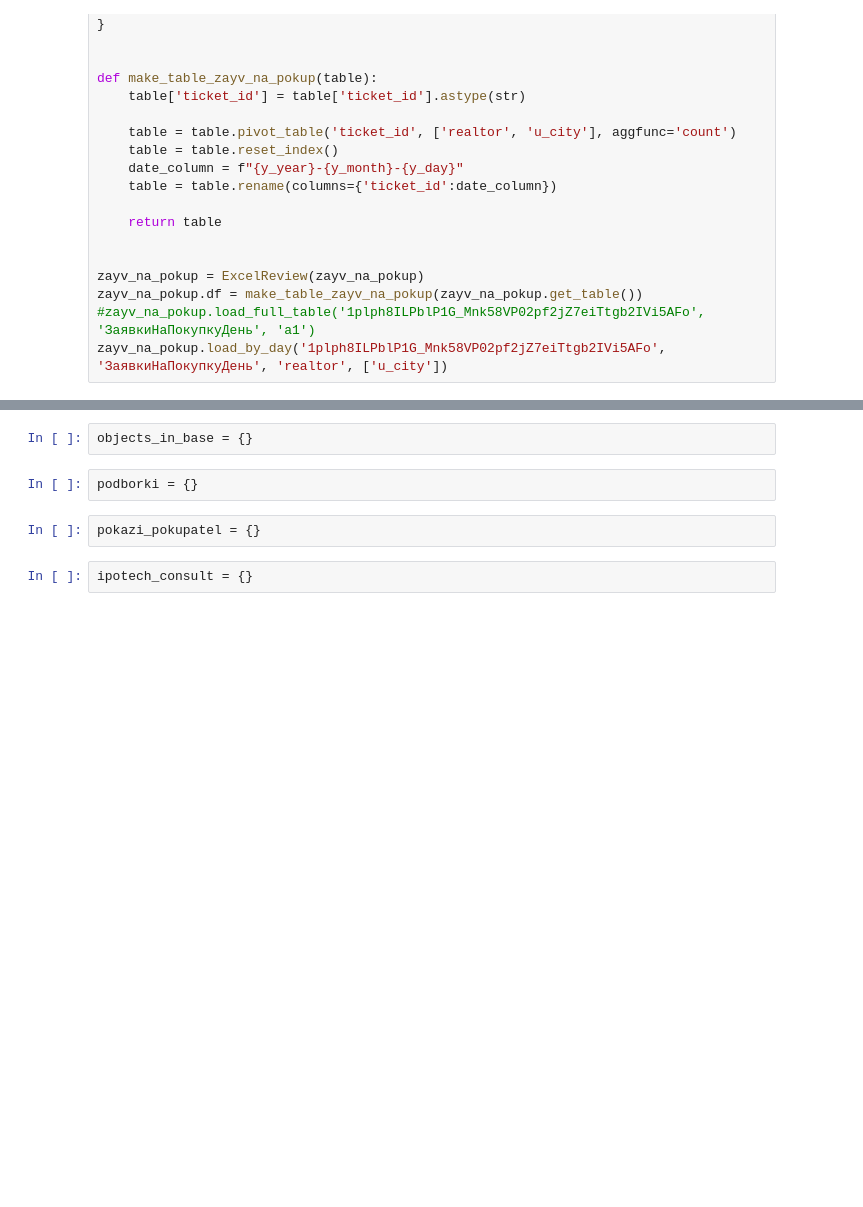
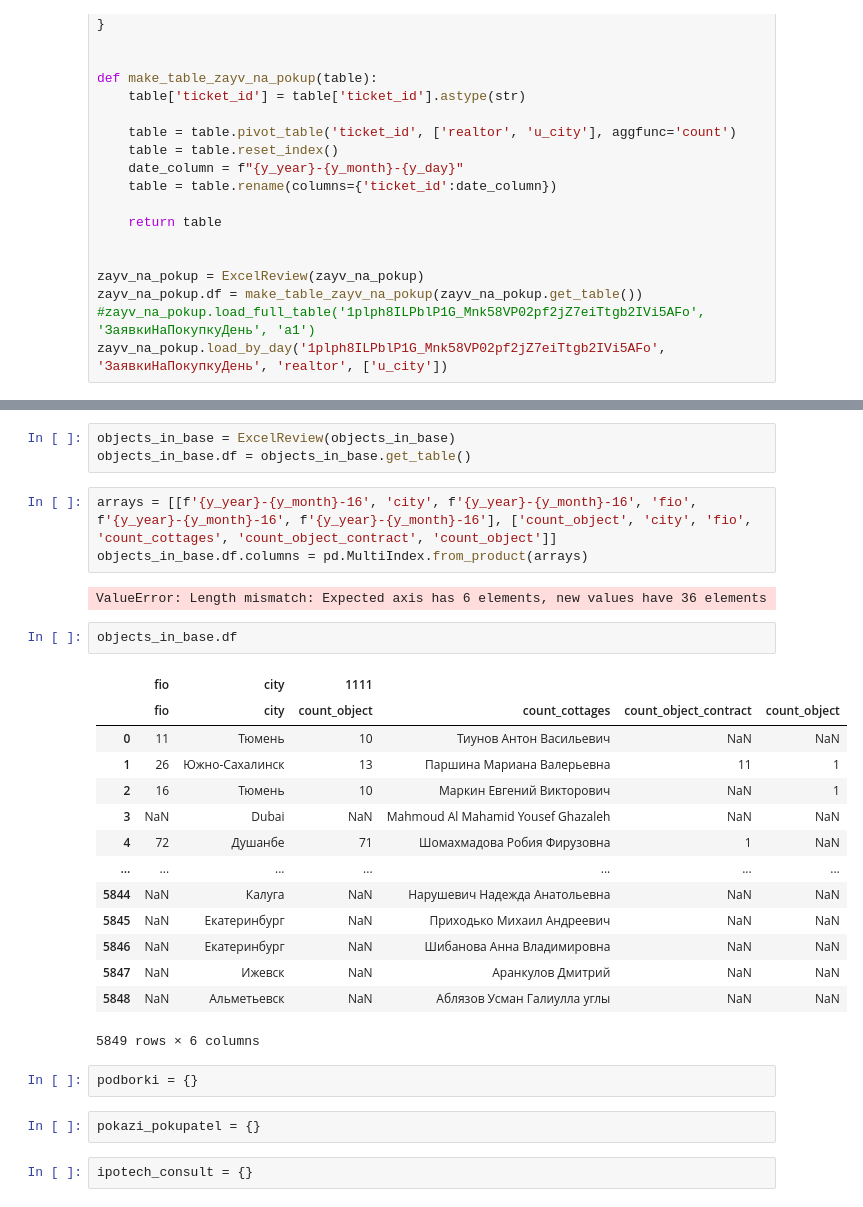
Before and after one commit to exicute/DayAdaptation, a Jupyter notebook: adaptationtesting.ipynb, the cells around one changed output, grey strips where cells are left out. Drawn from its saved outputs; the diff is of its cells as text; blank space fills up the shorter version.

Commit message:
object in base table

```diff
--- a/adaptationtesting.ipynb
+++ b/adaptationtesting.ipynb
@@ -157,5 +182,28 @@ temp_df
+# %%
+objects_in_base = ExcelReview(objects_in_base)
+objects_in_base.df = objects_in_base.get_table()
+# %%
+arrays = [[f'{y_year}-{y_month}-16', 'city', f'{y_year}-{y_month}-16', 'fio', f'{y_year}-{y_month}-16', f'{y_year}-{y_month}-16'], ['count_object', 'city', 'fio', 'count_cottages', 'count_object_contract', 'count_object']]
+objects_in_base.df.columns = pd.MultiIndex.from_product(arrays)
+# %% [output]
+ValueError: Length mismatch: Expected axis has 6 elements, new values have 36 elements
 # %%
-objects_in_base = {}
+objects_in_base.df
+# %% [output]
+|  | fio | city | 1111 |  |  |  |
+|  | fio | city | count_object | count_cottages | count_object_contract | count_object |
+| 0 | 11 | Тюмень | 10 | Тиунов Антон Васильевич | NaN | NaN |
+| 1 | 26 | Южно-Сахалинск | 13 | Паршина Мариана Валерьевна | 11 | 1 |
+| 2 | 16 | Тюмень | 10 | Маркин Евгений Викторович | NaN | 1 |
+| 3 | NaN | Dubai | NaN | Mahmoud Al Mahamid Yousef Ghazaleh | NaN | NaN |
+| 4 | 72 | Душанбе | 71 | Шомахмадова Робия Фирузовна | 1 | NaN |
+| ... | ... | ... | ... | ... | ... | ... |
+| 5844 | NaN | Калуга | NaN | Нарушевич Надежда Анатольевна | NaN | NaN |
+| 5845 | NaN | Екатеринбург | NaN | Приходько Михаил Андреевич | NaN | NaN |
+| 5846 | NaN | Екатеринбург | NaN | Шибанова Анна Владимировна | NaN | NaN |
+| 5847 | NaN | Ижевск | NaN | Аранкулов Дмитрий | NaN | NaN |
+| 5848 | NaN | Альметьевск | NaN | Аблязов Усман Галиулла углы | NaN | NaN |
+5849 rows × 6 columns
 # %%
 podborki = {}
 # %%
```
Also changed, not shown: parts of 4 cells of this notebook, 1 other file.
